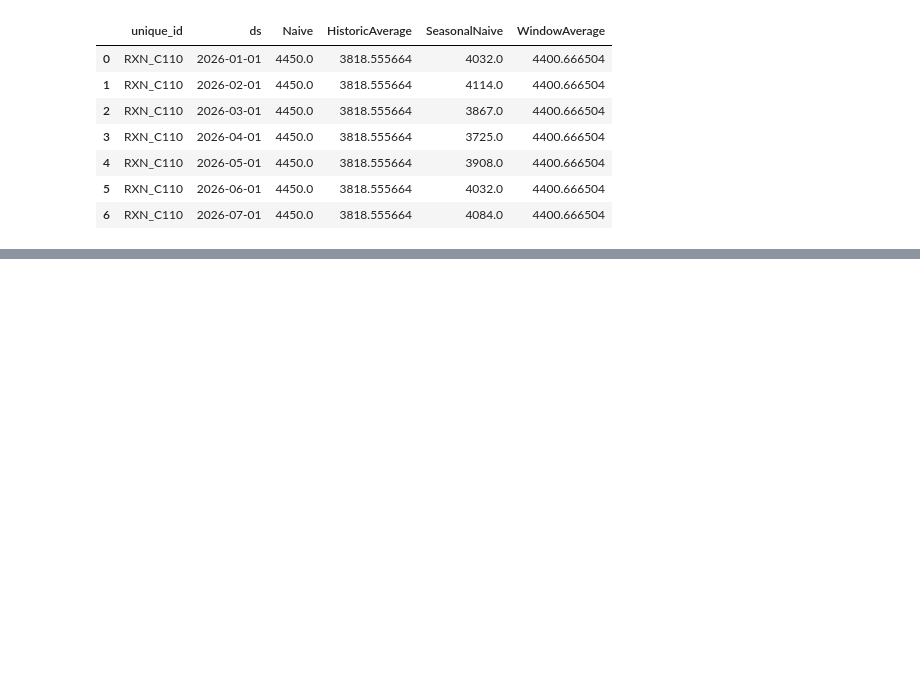
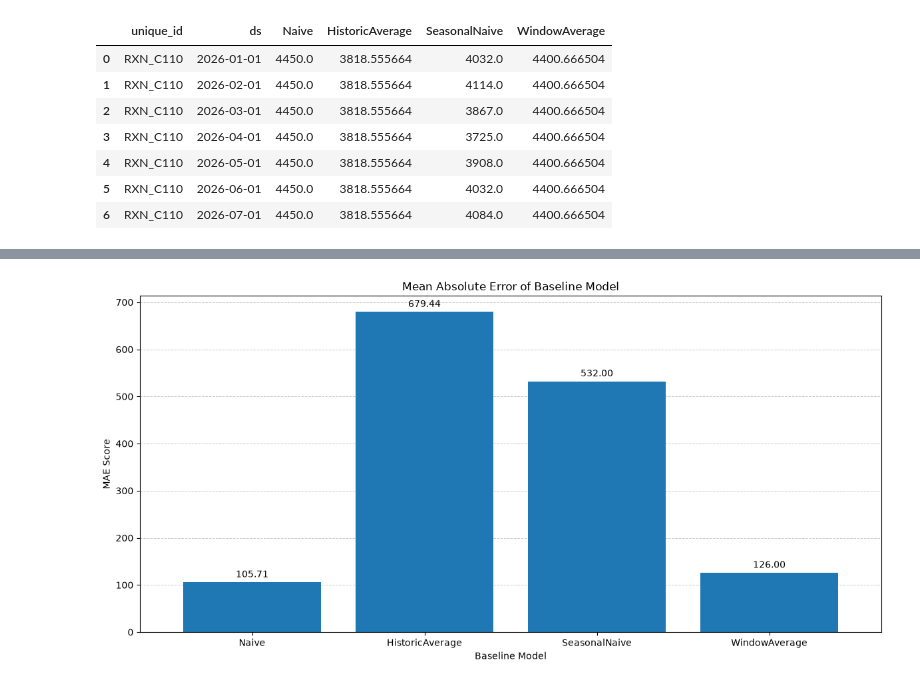
Before and after one commit to patinnojoe/MTL-DS-008-patinnojoe, a Jupyter notebook: notebooks/data_modelling.ipynb, the cells around one changed output, grey strips where cells are left out. Cells and saved outputs as stored; diff of their text form; code cells hidden in the pictures; blank space fills up the shorter version.

Commit message:
setup of naive model

```diff
--- a/notebooks/data_modelling.ipynb
+++ b/notebooks/data_modelling.ipynb
@@ -106,0 +114,53 @@ predictions
+# %%
+# merge both predictions and actual values
+merged_pred = pd.merge(test_data, predictions, how='left',  on=['ds', 'unique_id'])
+
+
+evaluation = evaluate(
+    df=merged_pred,
+    metrics=[mae]
+
+)
+
+evaluation = evaluation.drop(columns=['unique_id', 'metric'])
+
+
+
+fig, ax = plt.subplots(figsize=(12, 6))
+
+evaluation.T.plot(
+    kind="bar",
+    ax=ax,
+    width=0.8,
+
+)
+for container in ax.containers:
+    ax.bar_label(container, fmt="%.2f", padding=3, fontsize=10)
+
+ax.set(
+    title="Mean Absolute Error of Baseline Model",
+    xlabel="Baseline Model",
+    ylabel="MAE Score"
+)
+
+ax.set_axisbelow(True)
+
+ax.grid(
+    True,
+    axis="y",
+    linestyle="--",
+    linewidth=0.7,
+    alpha=0.7
+
+)
+
+ax.set_xticklabels(
+    ["Naive", "HistoricAverage", "SeasonalNaive", "WindowAverage"],
+    rotation=0
+)
+
+ax.get_legend().remove()
+fig.tight_layout()
+plt.show()
+# %% [output]
+[figure, added]
```
Also changed, not shown: parts of 4 cells of this notebook.
